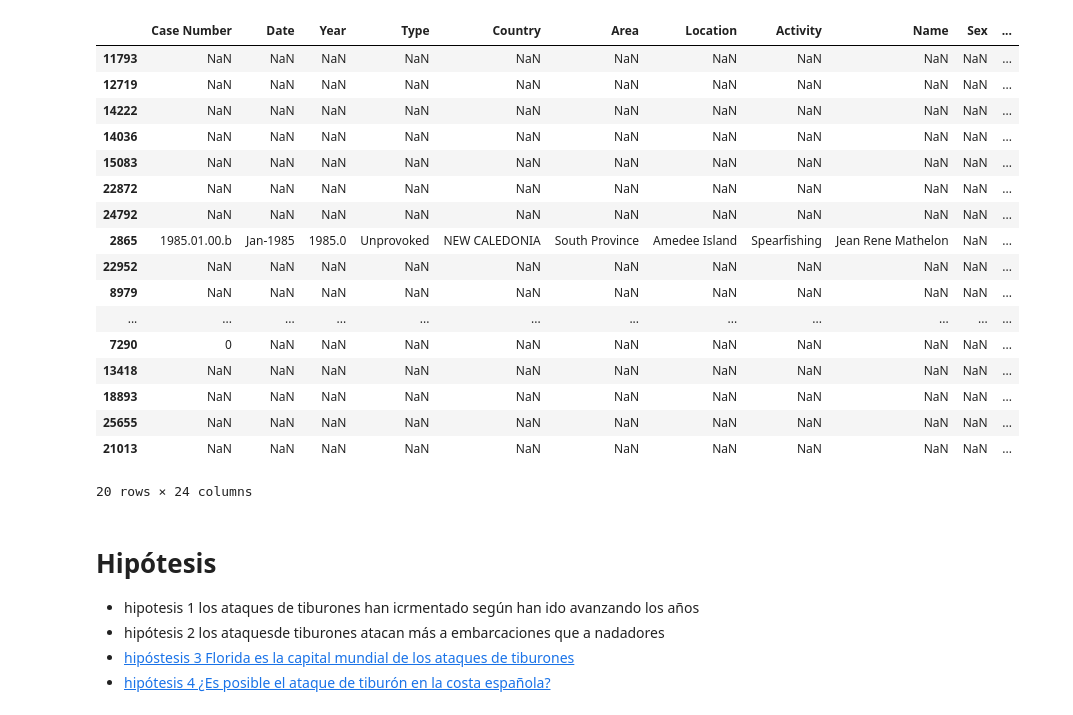
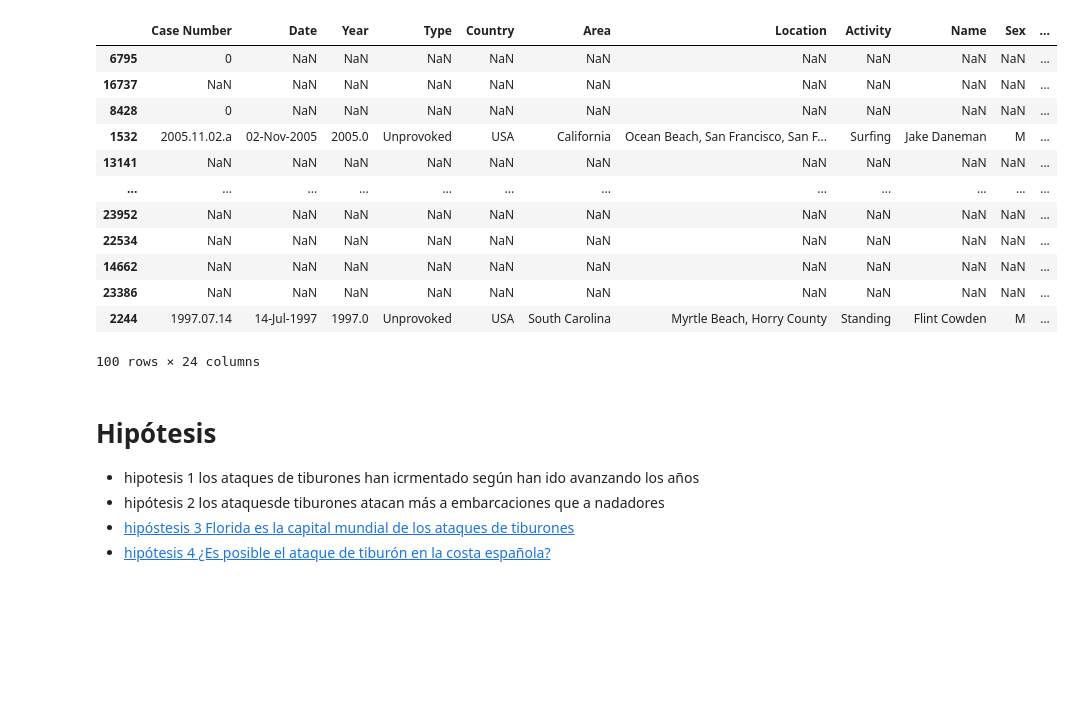
Before and after one commit to data2021oct/sharks, a Jupyter notebook: limpieza.ipynb, the cells around one changed output. Drawn from its saved outputs; the diff is of its cells as text; code cells hidden in the pictures; blank space fills up the shorter version.

```diff
--- a/limpieza.ipynb
+++ b/limpieza.ipynb
@@ -8,26 +8,21 @@ import misfunciones as mf
 #cargamos csv
 sharks = pd.read_csv("data/attacks.csv",encoding = "ISO-8859-1")
 # %%
-sharks.sample(20)
+sharks.sample(100)
 # %% [output]
 |  | Case Number | Date | Year | Type | Country | Area | Location | Activity | Name | Sex | ... |
-| 11793 | NaN | NaN | NaN | NaN | NaN | NaN | NaN | NaN | NaN | NaN | ... |
-| 12719 | NaN | NaN | NaN | NaN | NaN | NaN | NaN | NaN | NaN | NaN | ... |
-| 14222 | NaN | NaN | NaN | NaN | NaN | NaN | NaN | NaN | NaN | NaN | ... |
-| 14036 | NaN | NaN | NaN | NaN | NaN | NaN | NaN | NaN | NaN | NaN | ... |
-| 15083 | NaN | NaN | NaN | NaN | NaN | NaN | NaN | NaN | NaN | NaN | ... |
-| 22872 | NaN | NaN | NaN | NaN | NaN | NaN | NaN | NaN | NaN | NaN | ... |
-| 24792 | NaN | NaN | NaN | NaN | NaN | NaN | NaN | NaN | NaN | NaN | ... |
-| 2865 | 1985.01.00.b | Jan-1985 | 1985.0 | Unprovoked | NEW CALEDONIA | South Province | Amedee Island | Spearfishing | Jean Rene Mathelon | NaN | ... |
-| 22952 | NaN | NaN | NaN | NaN | NaN | NaN | NaN | NaN | NaN | NaN | ... |
-| 8979 | NaN | NaN | NaN | NaN | NaN | NaN | NaN | NaN | NaN | NaN | ... |
+| 6795 | 0 | NaN | NaN | NaN | NaN | NaN | NaN | NaN | NaN | NaN | ... |
+| 16737 | NaN | NaN | NaN | NaN | NaN | NaN | NaN | NaN | NaN | NaN | ... |
+| 8428 | 0 | NaN | NaN | NaN | NaN | NaN | NaN | NaN | NaN | NaN | ... |
+| 1532 | 2005.11.02.a | 02-Nov-2005 | 2005.0 | Unprovoked | USA | California | Ocean Beach, San Francisco, San F... | Surfing | Jake Daneman | M | ... |
+| 13141 | NaN | NaN | NaN | NaN | NaN | NaN | NaN | NaN | NaN | NaN | ... |
 | ... | ... | ... | ... | ... | ... | ... | ... | ... | ... | ... | ... |
-| 7290 | 0 | NaN | NaN | NaN | NaN | NaN | NaN | NaN | NaN | NaN | ... |
-| 13418 | NaN | NaN | NaN | NaN | NaN | NaN | NaN | NaN | NaN | NaN | ... |
-| 18893 | NaN | NaN | NaN | NaN | NaN | NaN | NaN | NaN | NaN | NaN | ... |
-| 25655 | NaN | NaN | NaN | NaN | NaN | NaN | NaN | NaN | NaN | NaN | ... |
-| 21013 | NaN | NaN | NaN | NaN | NaN | NaN | NaN | NaN | NaN | NaN | ... |
+| 23952 | NaN | NaN | NaN | NaN | NaN | NaN | NaN | NaN | NaN | NaN | ... |
+| 22534 | NaN | NaN | NaN | NaN | NaN | NaN | NaN | NaN | NaN | NaN | ... |
+| 14662 | NaN | NaN | NaN | NaN | NaN | NaN | NaN | NaN | NaN | NaN | ... |
+| 23386 | NaN | NaN | NaN | NaN | NaN | NaN | NaN | NaN | NaN | NaN | ... |
+| 2244 | 1997.07.14 | 14-Jul-1997 | 1997.0 | Unprovoked | USA | South Carolina | Myrtle Beach, Horry County | Standing | Flint Cowden | M | ... |
-20 rows × 24 columns
+100 rows × 24 columns
 # %%
 #eliminamos todas las columnas y filas que todos sus valores sean nulos
 sharks.dropna(how="all", inplace=True)
```
Also changed, not shown: parts of 21 cells of this notebook, 2 other files.
